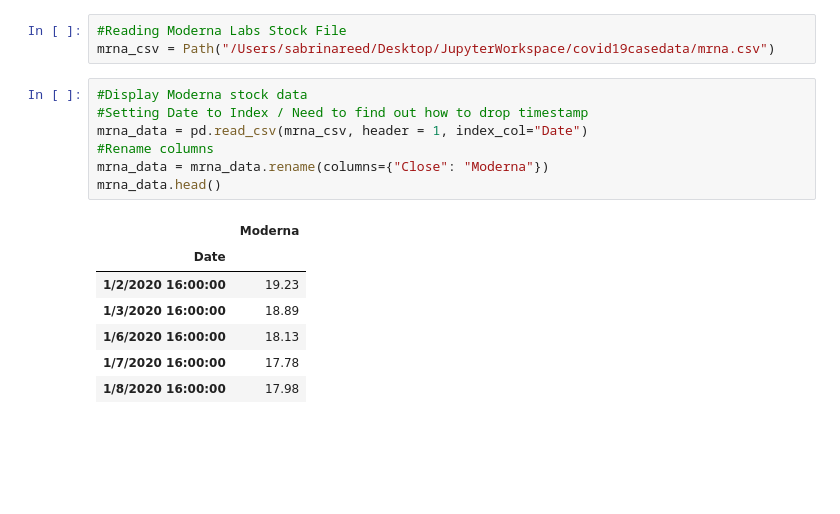
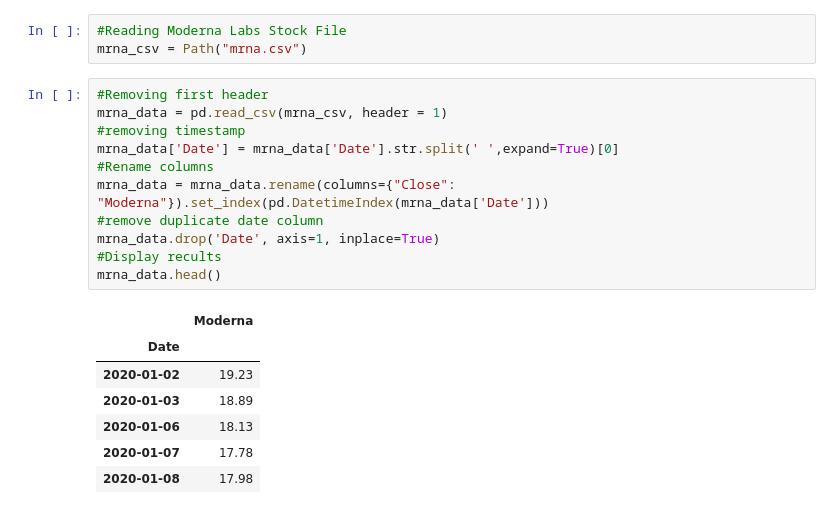
Before and after one commit to sabrinacodes/covid19casedata, a Jupyter notebook: Vaccines.ipynb, the cells around one changed output. Cells and saved outputs as stored; diff of their text form; blank space fills up the shorter version.

```diff
--- a/Vaccines.ipynb
+++ b/Vaccines.ipynb
@@ -27,21 +34,25 @@ abt_data.hvplot()
 [interactive output not drawn]
 # %%
 #Reading Moderna Labs Stock File
-mrna_csv = Path("/Users/sabrinareed/Desktop/JupyterWorkspace/covid19casedata/mrna.csv")
+mrna_csv = Path("mrna.csv")
-# %%
-#Display Moderna stock data
-#Setting Date to Index / Need to find out how to drop timestamp
-mrna_data = pd.read_csv(mrna_csv, header = 1, index_col="Date")
-#Rename columns
-mrna_data = mrna_data.rename(columns={"Close": "Moderna"})
-mrna_data.head()
-# %% [output]
-|  | Moderna |
-| Date |  |
-| 1/2/2020 16:00:00 | 19.23 |
-| 1/3/2020 16:00:00 | 18.89 |
-| 1/6/2020 16:00:00 | 18.13 |
-| 1/7/2020 16:00:00 | 17.78 |
-| 1/8/2020 16:00:00 | 17.98 |
+# %%
+#Removing first header
+mrna_data = pd.read_csv(mrna_csv, header = 1)
+#removing timestamp
+mrna_data['Date'] = mrna_data['Date'].str.split(' ',expand=True)[0]
+#Rename columns
+mrna_data = mrna_data.rename(columns={"Close": "Moderna"}).set_index(pd.DatetimeIndex(mrna_data['Date']))
+#remove duplicate date column
+mrna_data.drop('Date', axis=1, inplace=True)
+#Display recults
+mrna_data.head()
+# %% [output]
+|  | Moderna |
+| Date |  |
+| 2020-01-02 | 19.23 |
+| 2020-01-03 | 18.89 |
+| 2020-01-06 | 18.13 |
+| 2020-01-07 | 17.78 |
+| 2020-01-08 | 17.98 |
 # %%
 #Plotting Moderna
```
Also changed, not shown: parts of 18 cells of this notebook, 6 other files.
